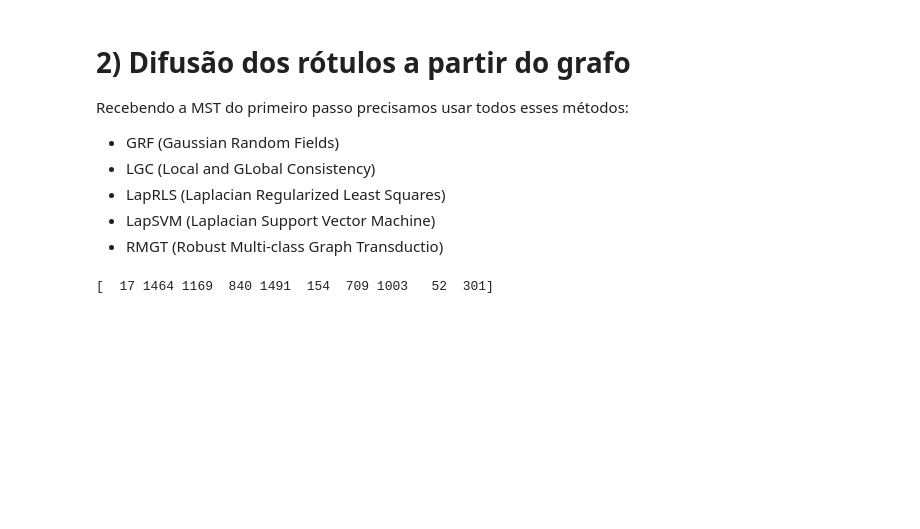
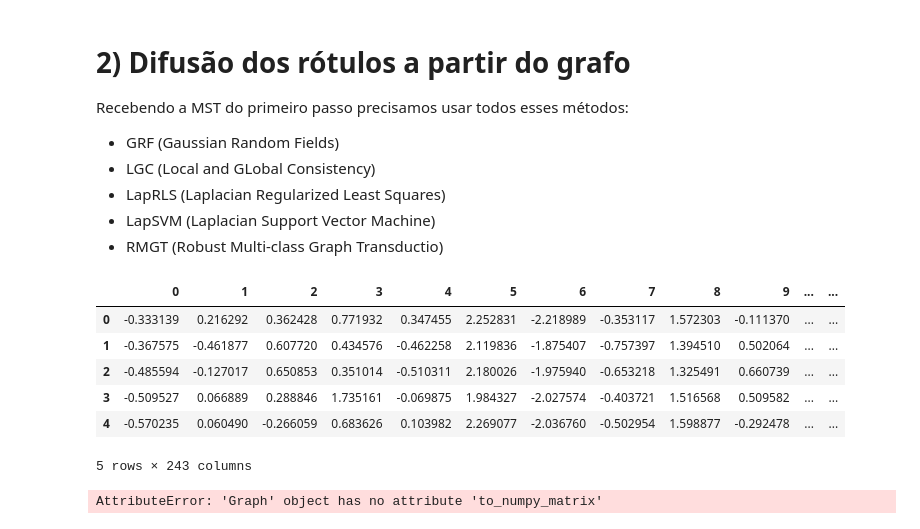
Before and after one commit to rnlobao/graph-construction-SSL, a Jupyter notebook: graph-construction-ssl.ipynb, the cells around one changed output. Drawn from its saved outputs; the diff is of its cells as text; code cells hidden in the pictures; blank space fills up the shorter version.

```diff
--- a/graph-construction-ssl.ipynb
+++ b/graph-construction-ssl.ipynb
@@ -169,24 +169,32 @@ Recebendo a MST do primeiro passo precisamos usar todos esses métodos:
 * LapRLS (Laplacian Regularized Least Squares)
 * LapSVM (Laplacian Support Vector Machine)
 * RMGT (Robust Multi-class Graph Transductio)
-# %%
-exp_grf_instance = ExpGRF.ExpGRF()
-
-labels = datasets['USPS']['target']
-labels = np.where(labels == -1, 0, labels)
-
-df = pd.DataFrame(datasetTreino)
-df.head()
-
-num_instances_to_label = 10
-random_indices = np.random.choice(len(datasetTreino), num_instances_to_label, replace=False)
-
-for index in random_indices:
-    datasetTreino[index] = labels[index]
-
-print(random_indices)
-
-
-# exp_grf_instance.propagateLabels(datasetTreino, mst, random_indices)
-# %% [output]
-[  17 1464 1169  840 1491  154  709 1003   52  301]
+# %%
+# Função para possíveis atribuições ao dataset
+
+def assignProperties(datasetToAssignLabel, labelArray, numberOfLabels=10, assignId=False):
+    labels = np.where(labelArray == -1, 0, labelArray)
+    random_indices = np.random.choice(len(datasetToAssignLabel), numberOfLabels, replace=False)
+    datasetToAssignLabel['y'] = -1
+    datasetToAssignLabel.loc[random_indices, 'y'] = labels[random_indices]
+    if assignId:
+        datasetToAssignLabel['ID'] = range(len(datasetToAssignLabel))
+    return random_indices, datasetToAssignLabel
+# %%
+datasetTreino = pd.DataFrame(datasetTreino)
+preLabeledIds, datasetWithLabelsAssigned = assignProperties(datasetTreino, datasets['USPS']['target'], 10, True)
+datasetWithLabelsAssigned.head()
+# %% [output]
+|  | 0 | 1 | 2 | 3 | 4 | 5 | 6 | 7 | 8 | 9 | ... | ... |
+| 0 | -0.333139 | 0.216292 | 0.362428 | 0.771932 | 0.347455 | 2.252831 | -2.218989 | -0.353117 | 1.572303 | -0.111370 | ... | ... |
+| 1 | -0.367575 | -0.461877 | 0.607720 | 0.434576 | -0.462258 | 2.119836 | -1.875407 | -0.757397 | 1.394510 | 0.502064 | ... | ... |
+| 2 | -0.485594 | -0.127017 | 0.650853 | 0.351014 | -0.510311 | 2.180026 | -1.975940 | -0.653218 | 1.325491 | 0.660739 | ... | ... |
+| 3 | -0.509527 | 0.066889 | 0.288846 | 1.735161 | -0.069875 | 1.984327 | -2.027574 | -0.403721 | 1.516568 | 0.509582 | ... | ... |
+| 4 | -0.570235 | 0.060490 | -0.266059 | 0.683626 | 0.103982 | 2.269077 | -2.036760 | -0.502954 | 1.598877 | -0.292478 | ... | ... |
+5 rows × 243 columns
+# %%
+exp_grf_instance = ExpGRF.ExpGRF()
+pl = [0, 1, 2, 3]
+exp_grf_instance.propagateLabels(datasetWithLabelsAssigned, mst, pl, preLabeledIds)
+# %% [output]
+AttributeError: 'Graph' object has no attribute 'to_numpy_matrix'
```
Also changed, not shown: parts of 1 cell of this notebook, 2 other files.
